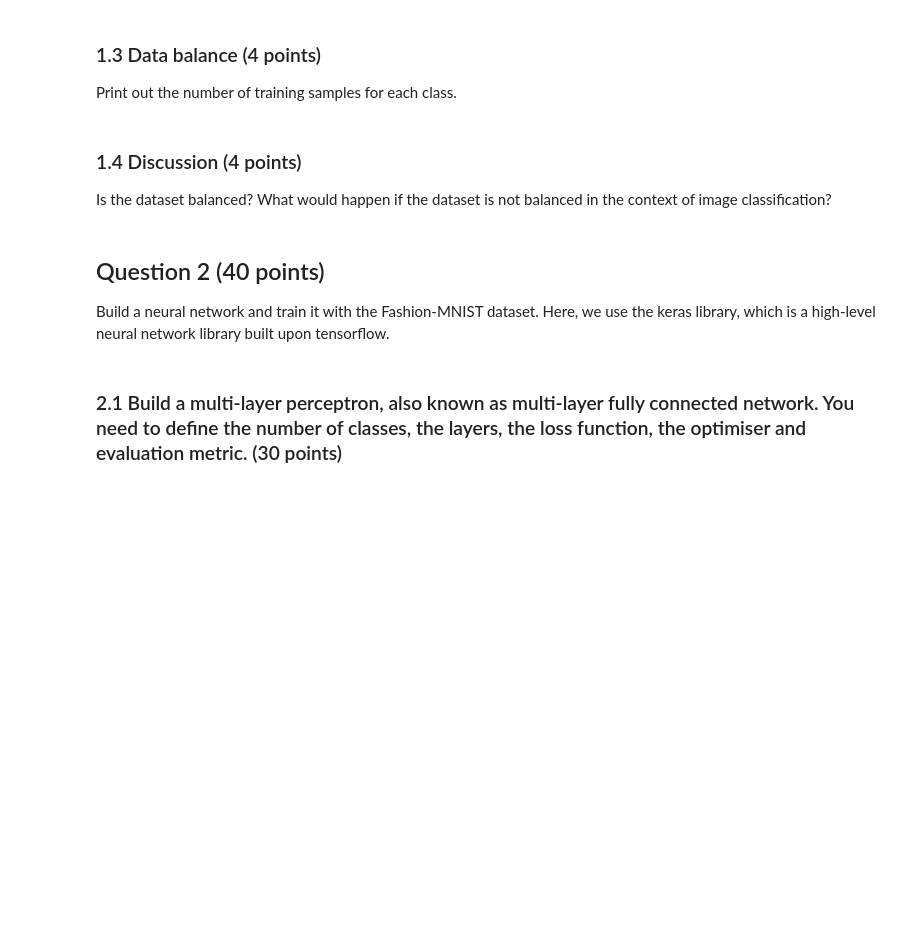
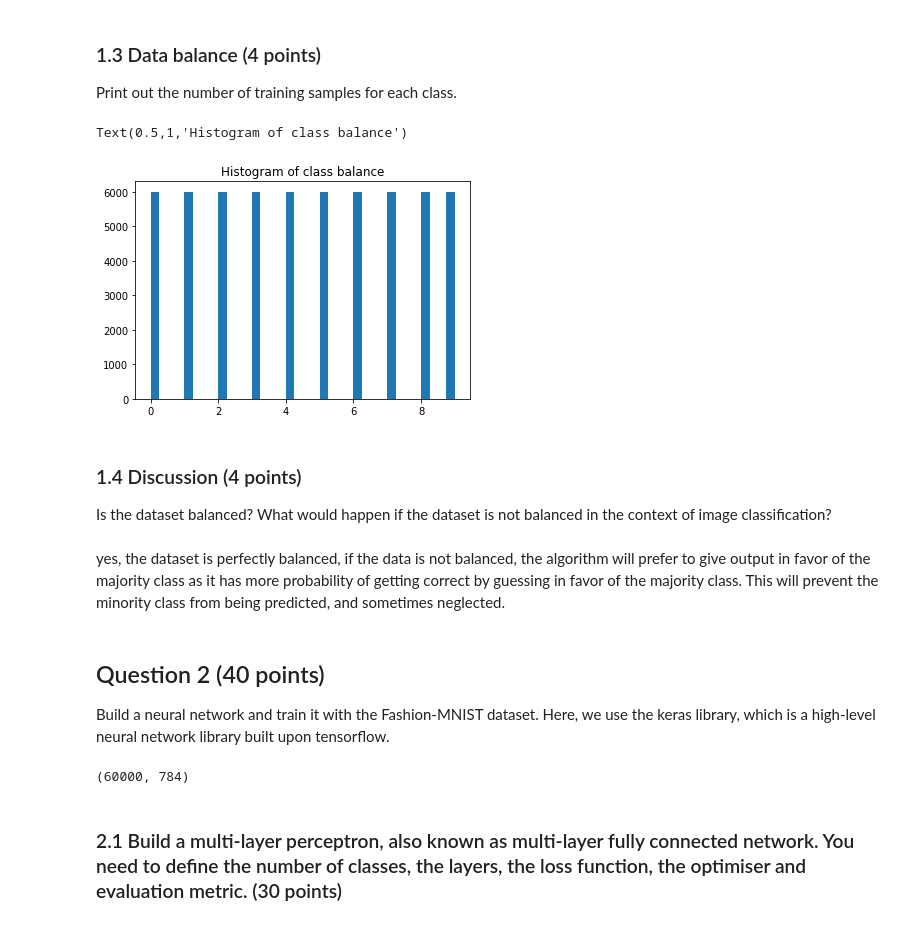
Before and after one commit to sunsumo555/cv_cw2, a Jupyter notebook: coursework_2.ipynb, the cells around one changed output. Cells and saved outputs as stored; diff of their text form; code cells hidden in the pictures; blank space fills up the shorter version.

```diff
--- a/coursework_2.ipynb
+++ b/coursework_2.ipynb
@@ -70,9 +93,17 @@ Visualise 3 training images (T-shirt, trousers and pullover) and 3 test images (
 # %% [markdown]
 ### 1.3 Data balance (4 points)
 Print out the number of training samples for each class.
+# %%
+plt.hist(y_train, bins='auto')
+plt.title("Histogram of class balance")
+# %% [output]
+Text(0.5,1,'Histogram of class balance')
+[figure, added]
 # %% [markdown]
 ### 1.4 Discussion (4 points)
 Is the dataset balanced? What would happen if the dataset is not balanced in the context of image classification?
+# %% [markdown]
+yes, the dataset is perfectly balanced, if the data is not balanced, the algorithm will prefer to give output in favor of the majority class as it has more probability of getting correct by guessing in favor of the majority class. This will prevent the minority class from being predicted, and sometimes neglected.
 # %% [markdown]
 ## Question 2 (40 points)
 
@@ -83,4 +116,8 @@ num_classes = ...
 y_train = keras.utils.to_categorical(y_train, num_classes)
 y_test = keras.utils.to_categorical(y_test, num_classes)
+# %%
+x_train.shape
+# %% [output]
+(60000, 784)
 # %% [markdown]
 ### 2.1 Build a multi-layer perceptron, also known as multi-layer fully connected network. You need to define the number of classes, the layers, the loss function, the optimiser and evaluation metric. (30 points)
```
Also changed, not shown: parts of 14 cells of this notebook, 5 other files.
